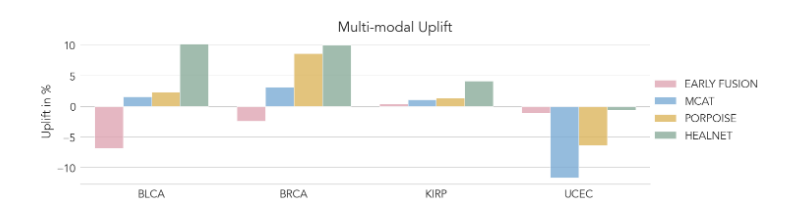
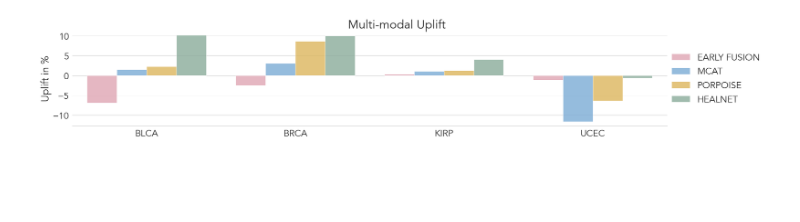
Before and after one commit to konst-int-i/healnet, a Jupyter notebook: notebooks/figures.ipynb, the cells around one changed output. Drawn from its saved outputs; the diff is of its cells as text; code cells hidden in the pictures; blank space fills up the shorter version.

Commit message:
NOTEBOOKS: final figure script

```diff
--- a/notebooks/figures.ipynb
+++ b/notebooks/figures.ipynb
@@ -64,33 +64,33 @@ cambridge_palette = {
         "#00B0B9" # cambridge blue
     ],
     "dark": [
         "#A81538", # red
         "#003C71", # blue
         "#BE4D00", # orange
         "#4E5B31", # green
         "#3F2A56", # purple
         "#115E67" # cambridge blue
              ]
 }
 
 
 save_path = Path("/Users/konsti/Library/CloudStorage/OneDrive-Personal/01_Education/Cambridge/PhD Docs/Own Publications/HEALNet/AAAI/figures")
 
 
 def plot_mm_uplift(df, title):
-    sns.set_theme(style="whitegrid", font="Avenir", font_scale=2, palette=cambridge_palette["light"])
+    sns.set_theme(style="whitegrid", font="Avenir", font_scale=2.5, palette=cambridge_palette["light"])
     g = sns.catplot(
         data=df, kind="bar",
         x="dataset", y="uplift", hue="model", alpha=0.8, height=6,
-        aspect=3 # increase for wider image
+        aspect=4.5 # increase for wider image
     )
     g.despine(left=True)
     g.set_axis_labels("", "Uplift in %")
     g.legend.set_title("")
     g.fig.suptitle(title)
     g.fig.subplots_adjust(top=0.9)
     g.savefig(save_path / "mm_uplift.png", dpi=300)
 
 plot_mm_uplift(df, "Multi-modal Uplift")
 # %% [output]
-[figure, old version]
+[figure, new version]
```
